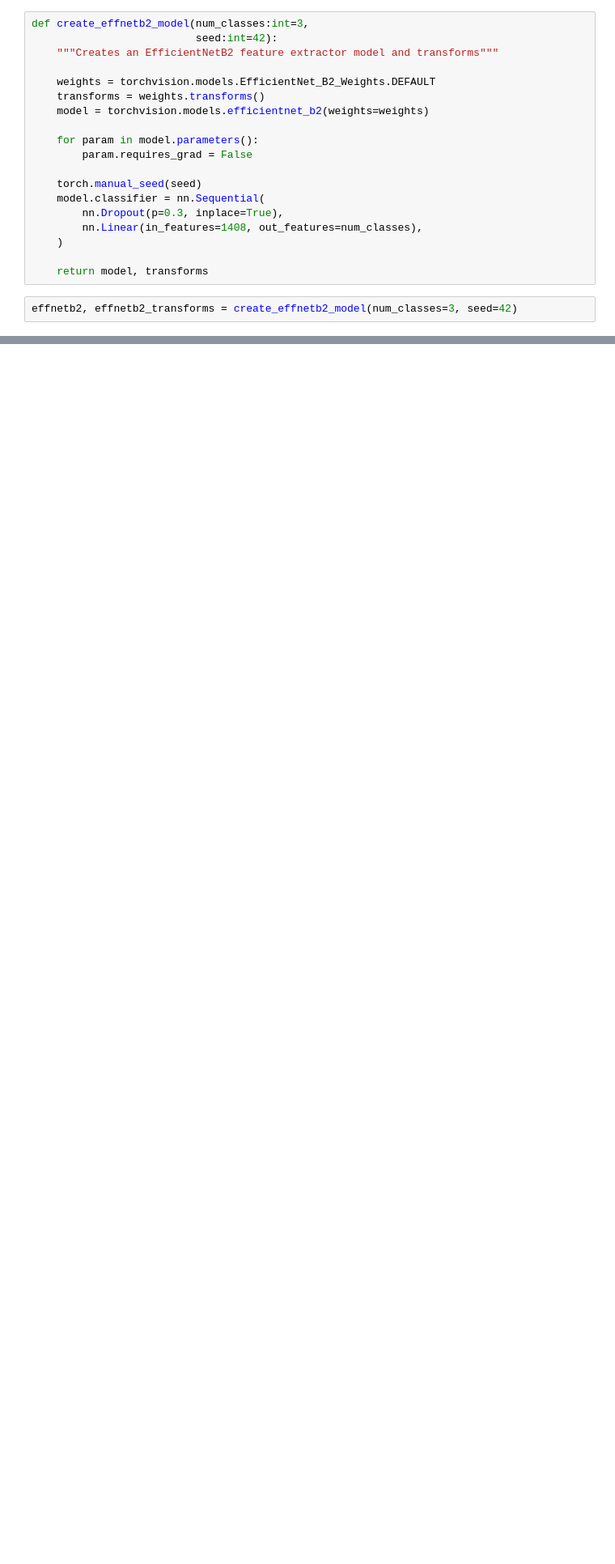
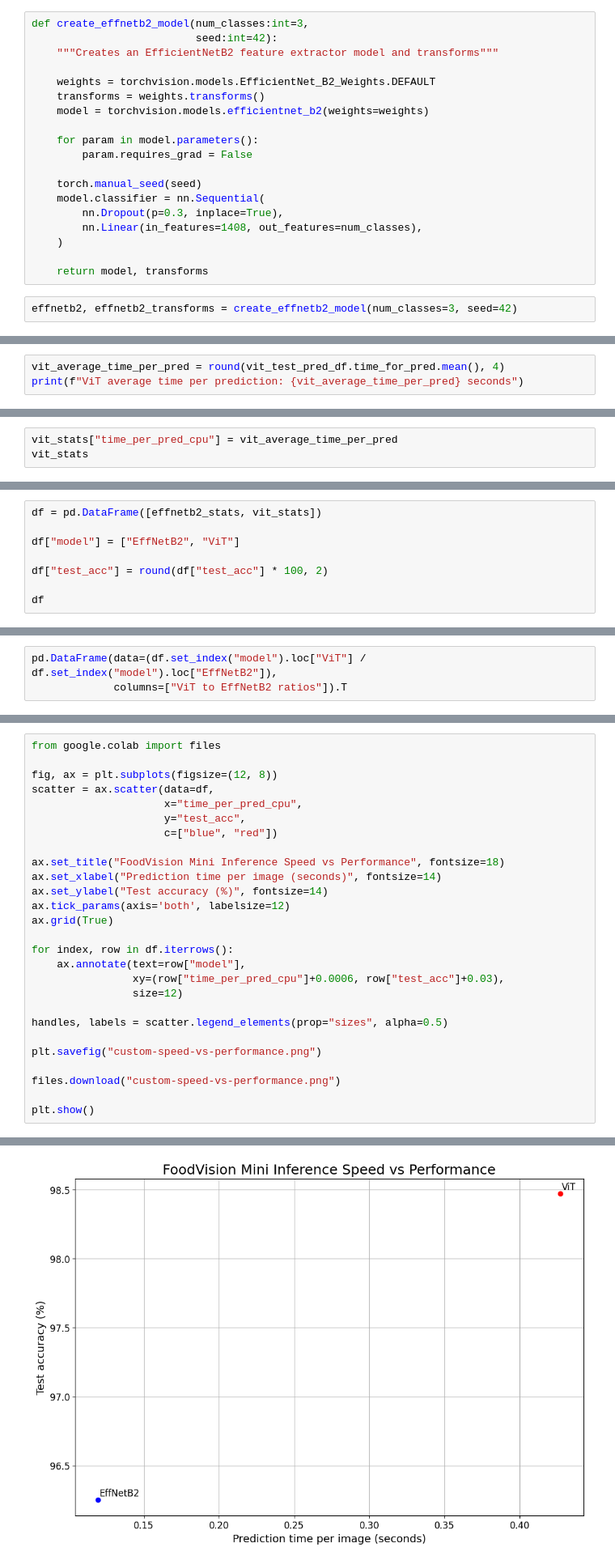
Before and after one commit to JankData/food-classification, a Jupyter notebook: food_classif.ipynb, the cells around one changed output, grey strips where cells are left out. Shown at 81% size. Drawn from its saved outputs; the diff is of its cells as text; blank space fills up the shorter version.

```diff
--- a/food_classif.ipynb
+++ b/food_classif.ipynb
@@ -410,0 +762,3 @@ effnetb2_stats
+# %%
+vit_average_time_per_pred = round(vit_test_pred_df.time_for_pred.mean(), 4)
+print(f"ViT average time per prediction: {vit_average_time_per_pred} seconds")
@@ -410,0 +767,3 @@ effnetb2_stats
+# %%
+vit_stats["time_per_pred_cpu"] = vit_average_time_per_pred
+vit_stats
@@ -410,0 +777,8 @@ effnetb2_stats
+# %%
+df = pd.DataFrame([effnetb2_stats, vit_stats])
+
+df["model"] = ["EffNetB2", "ViT"]
+
+df["test_acc"] = round(df["test_acc"] * 100, 2)
+
+df
@@ -410,0 +789,3 @@ effnetb2_stats
+# %%
+pd.DataFrame(data=(df.set_index("model").loc["ViT"] / df.set_index("model").loc["EffNetB2"]),
+             columns=["ViT to EffNetB2 ratios"]).T
@@ -410,0 +797,28 @@ effnetb2_stats
+# %%
+from google.colab import files
+
+fig, ax = plt.subplots(figsize=(12, 8))
+scatter = ax.scatter(data=df,
+                     x="time_per_pred_cpu",
+                     y="test_acc",
+                     c=["blue", "red"])
+
+ax.set_title("FoodVision Mini Inference Speed vs Performance", fontsize=18)
+ax.set_xlabel("Prediction time per image (seconds)", fontsize=14)
+ax.set_ylabel("Test accuracy (%)", fontsize=14)
+ax.tick_params(axis='both', labelsize=12)
+ax.grid(True)
+
+for index, row in df.iterrows():
+    ax.annotate(text=row["model"],
+                xy=(row["time_per_pred_cpu"]+0.0006, row["test_acc"]+0.03),
+                size=12)
+
+handles, labels = scatter.legend_elements(prop="sizes", alpha=0.5)
+
+plt.savefig("custom-speed-vs-performance.png")
+
+files.download("custom-speed-vs-performance.png")
+
+plt.show()
+# %% [output]
@@ -410,0 +827 @@ effnetb2_stats
+[figure, added]
```
Also changed, not shown: parts of 78 cells of this notebook.
